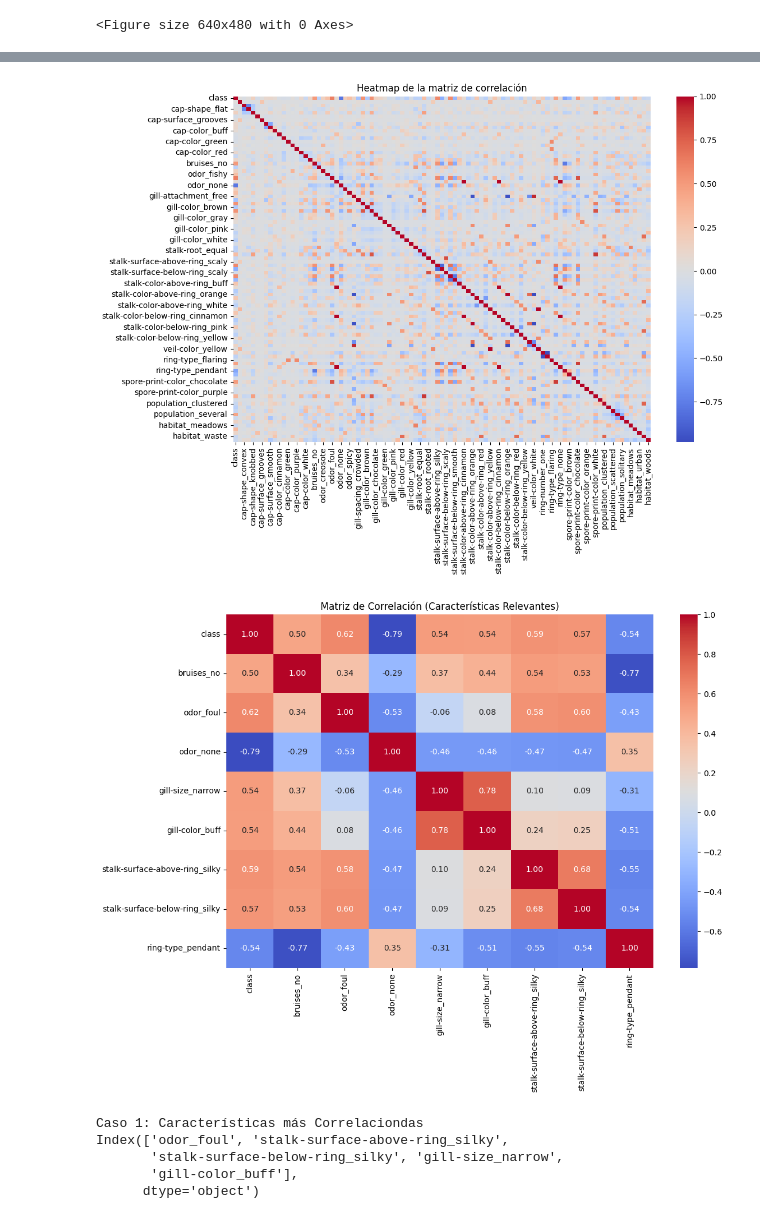
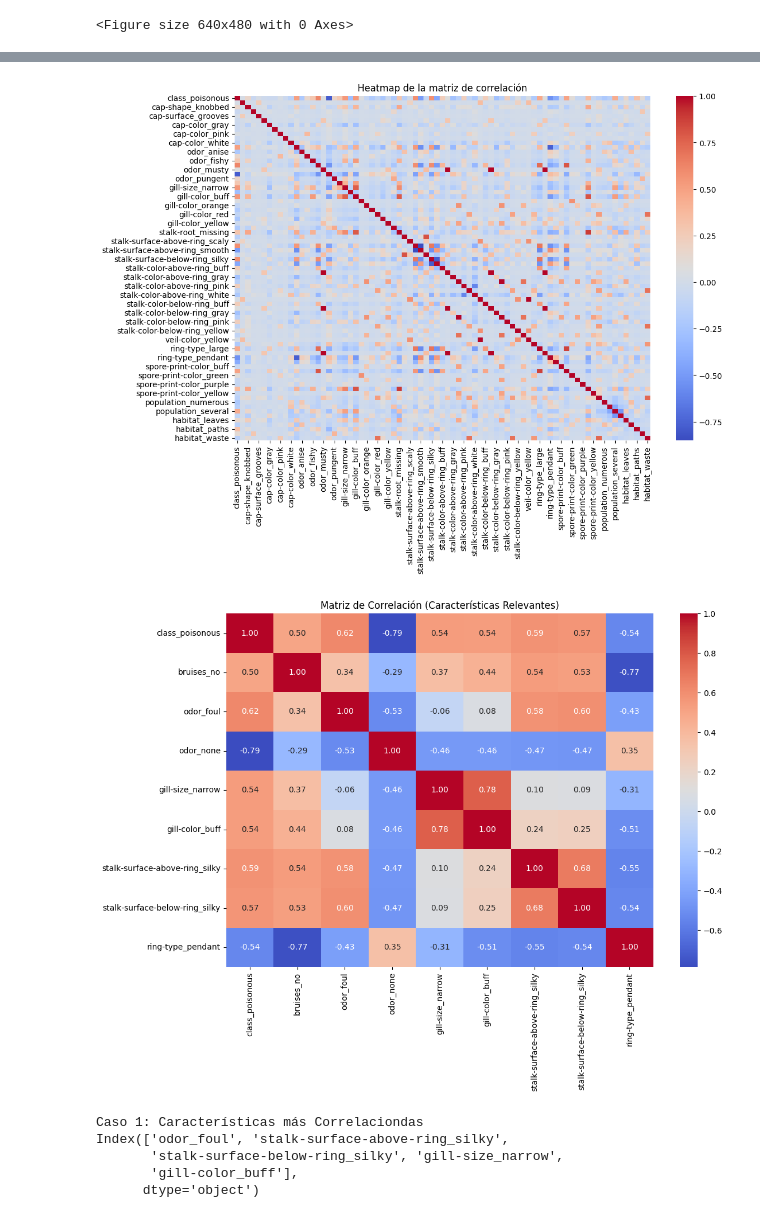
Before and after one commit to bringol/IA_TP_GRUPO_2, a Jupyter notebook: Dataset_no_me_comas.ipynb, the cells around one changed output, grey strips where cells are left out. Drawn from its saved outputs; the diff is of its cells as text; code cells hidden in the pictures.

```diff
--- a/Dataset_no_me_comas.ipynb
+++ b/Dataset_no_me_comas.ipynb
@@ -391,6 +391,6 @@ Después de codificar la columna objetivo:
 # %%
 #@title Aplicar one-hot encoding a las características categóricas
-mushroom_data_encoded = pd.get_dummies(mushroom_data_cp, drop_first=True)
+mushroom_data_encoded = pd.get_dummies(mushroom_data, drop_first=True)
 
 # Verificar el resultado
 print(mushroom_data_encoded.head())
@@ -445,23 +442,23 @@ sns.heatmap(corr_matrix, cmap='coolwarm', annot=False)
 plt.title('Heatmap de la matriz de correlación')
 plt.show()
 # %% [output]
-[figure, old version]
+[figure, new version]
 # %%
 #@title Visualización de la Matriz de Correlación Acotada
 # Filtrar características con correlación absoluta mayor a 0.5 con la variable objetivo
-corr_target = corr_matrix['class'].abs()
+corr_target = corr_matrix['class_poisonous'].abs()
 relevant_features = corr_target[corr_target > 0.5].index
 
 # Crear una nueva matriz de correlación solo con las características relevantes
 filtered_corr_matrix = mushroom_data_encoded[relevant_features].corr()
 
 # Graficar la nueva matriz de correlación
 plt.figure(figsize=(12, 8))
 sns.heatmap(filtered_corr_matrix, annot=True, fmt='.2f', cmap='coolwarm')
 plt.title('Matriz de Correlación (Características Relevantes)')
 plt.show()
 # %% [output]
-[figure, old version]
+[figure, new version]
 # %%
 #@title Selección de Características
 
```
Also changed, not shown: parts of 28 cells of this notebook.
